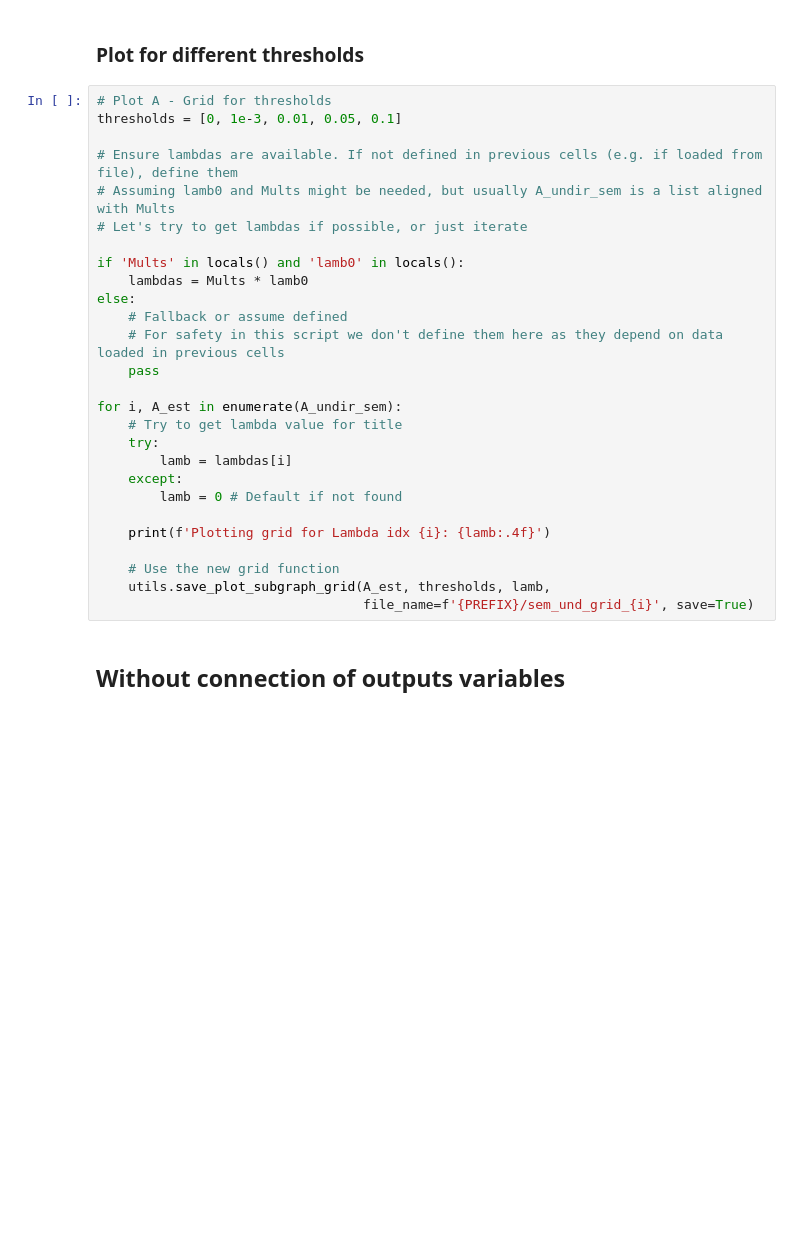
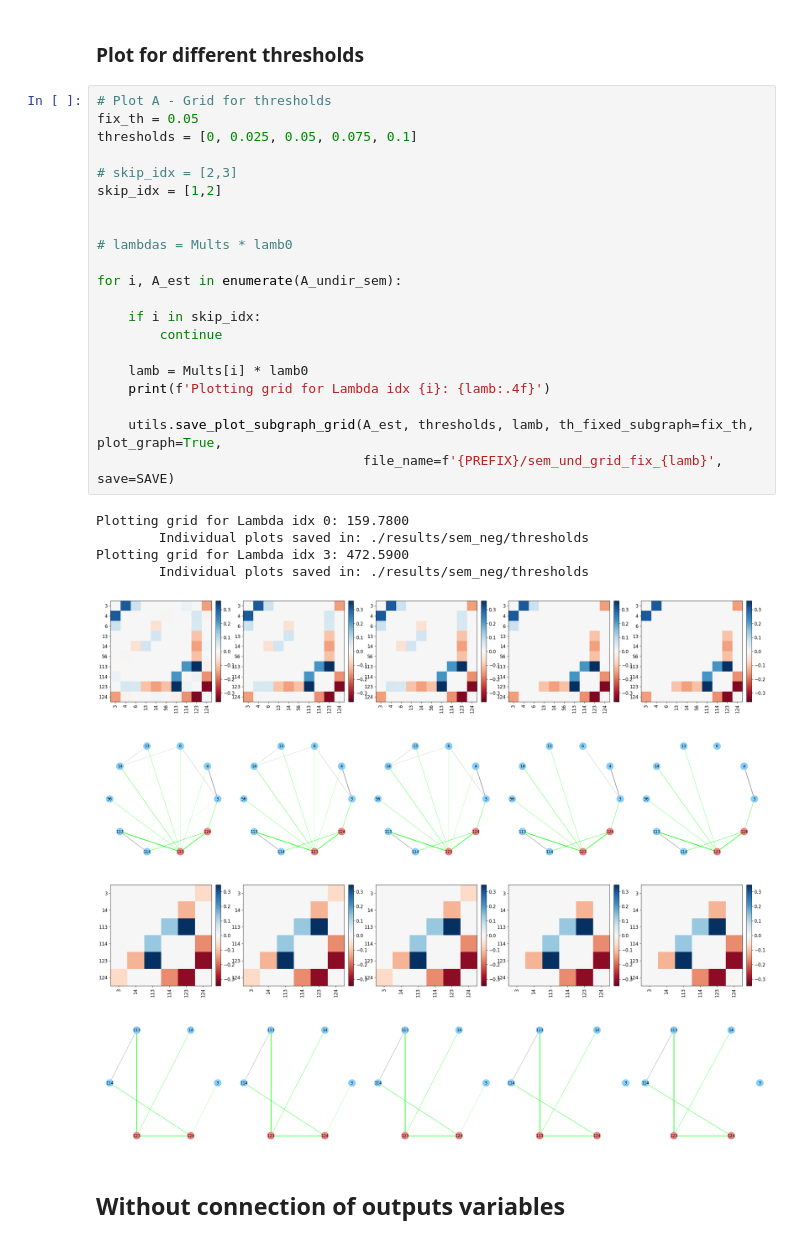
Before and after one commit to reysam93/acoustic_nti, a Jupyter notebook: sem_graph_neg.ipynb, the cells around one changed output. Drawn from its saved outputs; the diff is of its cells as text; blank space fills up the shorter version.

```diff
--- a/sem_graph_neg.ipynb
+++ b/sem_graph_neg.ipynb
@@ -85,32 +89,35 @@ for i, A_est in enumerate(A_undir_sem):
 # %% [markdown]
 ### Plot for different thresholds
-# %%
-# Plot A - Grid for thresholds
-thresholds = [0, 1e-3, 0.01, 0.05, 0.1]
-
-# Ensure lambdas are available. If not defined in previous cells (e.g. if loaded from file), define them
-# Assuming lamb0 and Mults might be needed, but usually A_undir_sem is a list aligned with Mults
-# Let's try to get lambdas if possible, or just iterate
-
-if 'Mults' in locals() and 'lamb0' in locals():
-    lambdas = Mults * lamb0
-else:
-    # Fallback or assume defined
-    # For safety in this script we don't define them here as they depend on data loaded in previous cells
-    pass
-
-for i, A_est in enumerate(A_undir_sem):
-    # Try to get lambda value for title
-    try:
-        lamb = lambdas[i]
-    except:
-        lamb = 0 # Default if not found
-
-    print(f'Plotting grid for Lambda idx {i}: {lamb:.4f}')
-
-    # Use the new grid function
-    utils.save_plot_subgraph_grid(A_est, thresholds, lamb,
-                                  file_name=f'{PREFIX}/sem_und_grid_{i}', save=True)
+# %%
+# Plot A - Grid for thresholds
+fix_th = 0.05
+thresholds = [0, 0.025, 0.05, 0.075, 0.1]
+
+# skip_idx = [2,3]
+skip_idx = [1,2]
+
+
+# lambdas = Mults * lamb0
+
+for i, A_est in enumerate(A_undir_sem):
+
+    if i in skip_idx:
+        continue
+
+    lamb = Mults[i] * lamb0
+    print(f'Plotting grid for Lambda idx {i}: {lamb:.4f}')
+
+    utils.save_plot_subgraph_grid(A_est, thresholds, lamb, th_fixed_subgraph=fix_th, plot_graph=True,
+                                  file_name=f'{PREFIX}/sem_und_grid_fix_{lamb}', save=SAVE)
+# %% [output]
+Plotting grid for Lambda idx 0: 159.7800
+        Individual plots saved in: ./results/sem_neg/thresholds
+Plotting grid for Lambda idx 3: 472.5900
+        Individual plots saved in: ./results/sem_neg/thresholds
+[figure, added]
+[figure, added]
+[figure, added]
+[figure, added]
 # %% [markdown]
 ## Without connection of outputs variables
 # %%
```
Also changed, not shown: parts of 12 cells of this notebook, 7 other files.
